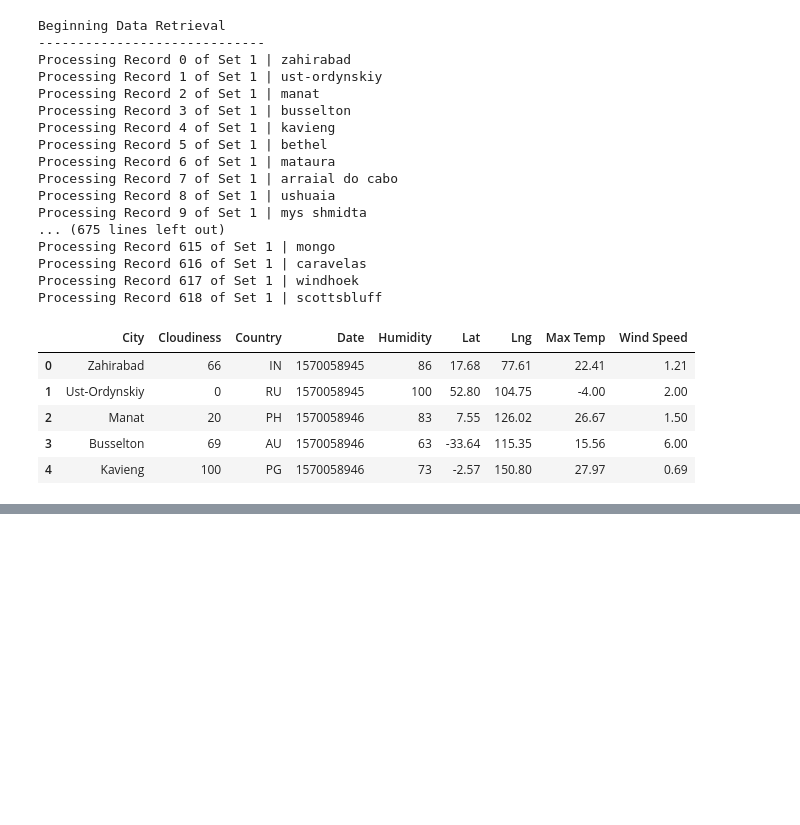
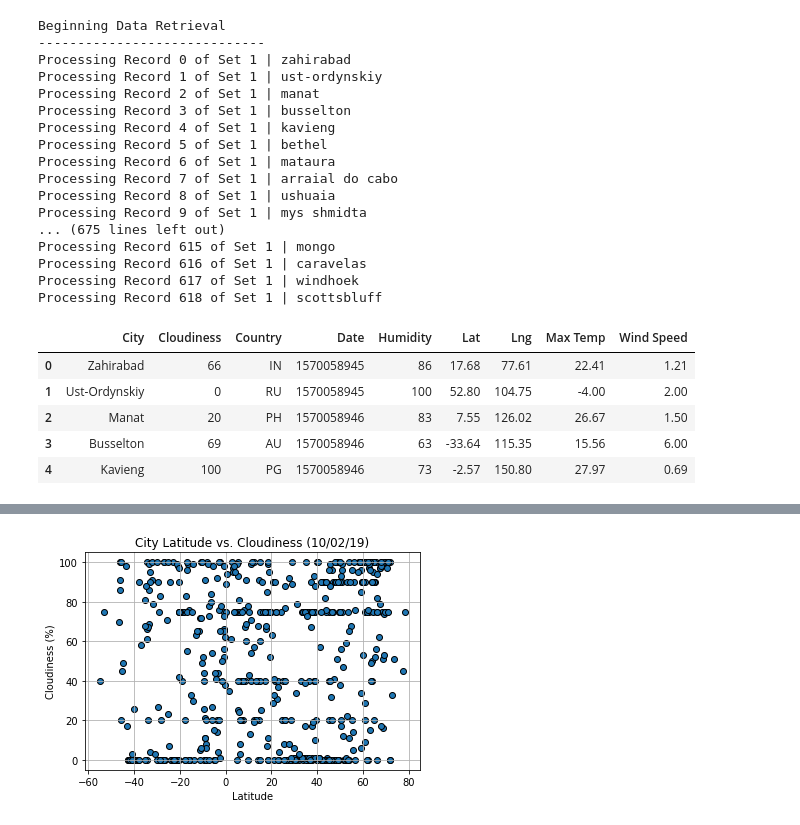
Before and after one commit to mitchellcapell95/Python-APIs, a Jupyter notebook: WeatherPy.ipynb, the cells around one changed output, grey strips where cells are left out. Saved outputs shown, nothing was run; the diff lists cells and outputs as text; code cells hidden in the pictures; blank space fills up the shorter version.

```diff
--- a/WeatherPy.ipynb
+++ b/WeatherPy.ipynb
@@ -143,0 +210,18 @@ weather_df.to_csv("weather_data.csv", encoding="utf-8", index=False)
+# %%
+# Latitude vs. Cloudiness Plot
+
+plt.scatter(final_weather_df["Lat"], final_weather_df["Cloudiness"], marker="o",edgecolor='black')
+
+# Incorporate the other graph properties
+plt.title("City Latitude vs. Cloudiness (10/02/19)")
+plt.ylabel("Cloudiness (%)")
+plt.xlabel("Latitude")
+plt.grid(True)
+
+# Save the figure
+plt.savefig("Lat&Clouds.png")
+
+# Show plot
+plt.show()
+# %% [output]
+[figure, added]
```
Also changed, not shown: parts of 6 cells of this notebook, 4 other files.
